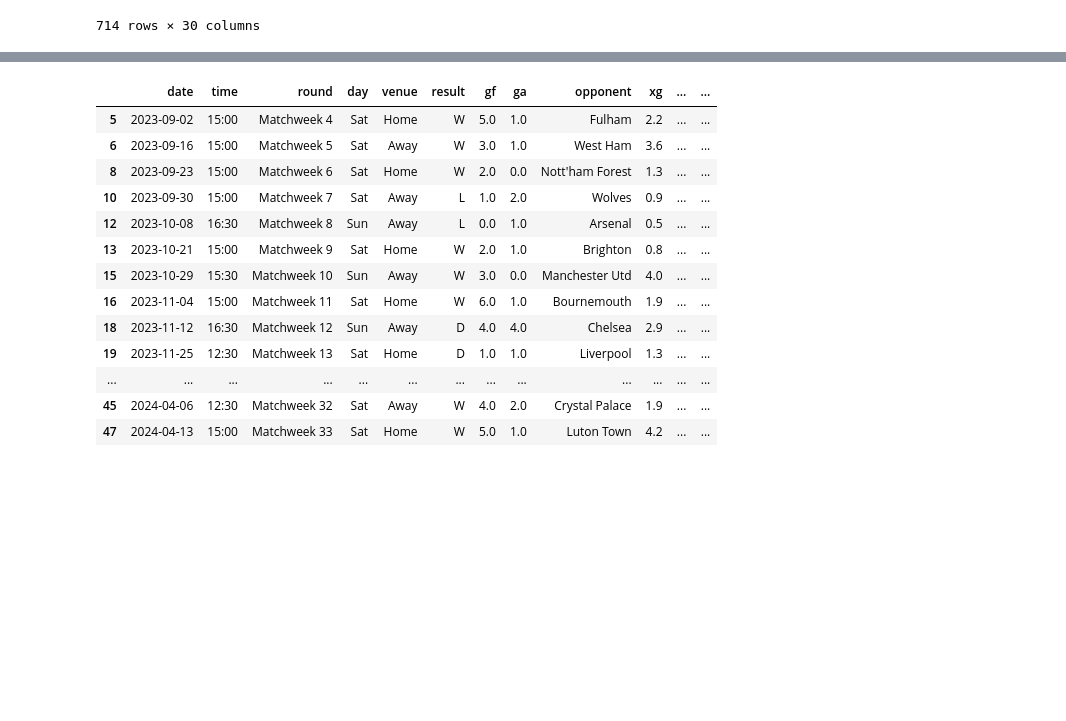
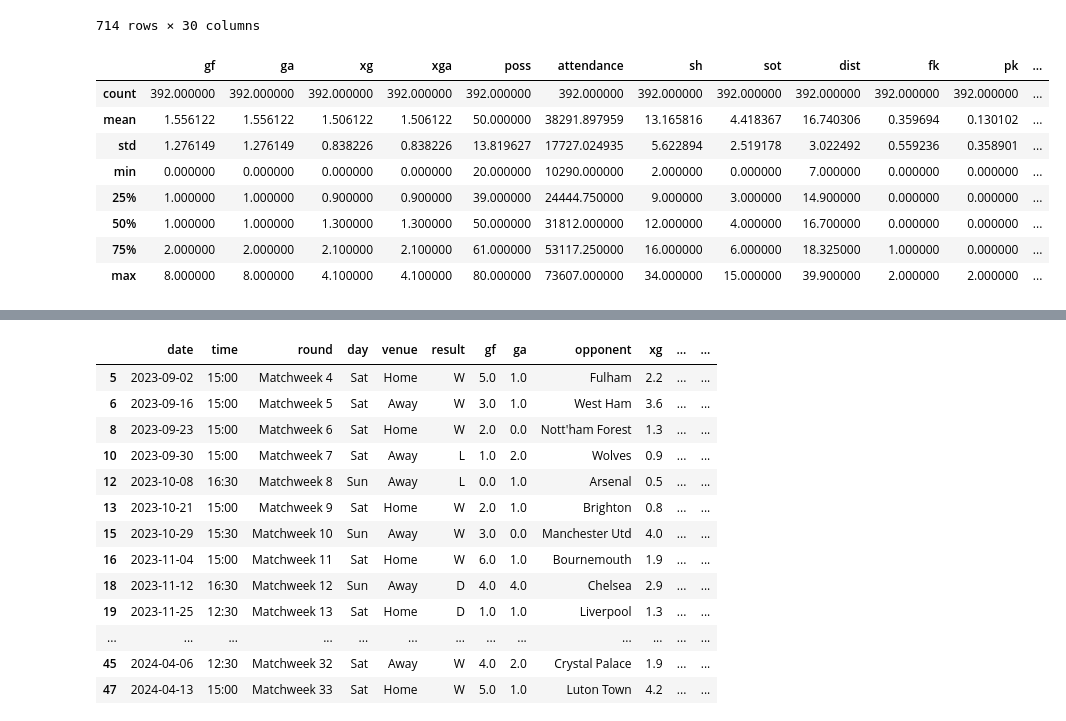
Before and after one commit to emanon19/Football-Prediction, a Jupyter notebook: prediction.ipynb, the cells around one changed output, grey strips where cells are left out. Cells and saved outputs as stored; diff of their text form; code cells hidden in the pictures; blank space fills up the shorter version.

```diff
--- a/prediction.ipynb
+++ b/prediction.ipynb
@@ -158,4 +152,15 @@ rf = RandomForestClassifier(n_estimators=50, min_samples_split=10, random_state=
 # %%
 train = matches[matches["date"] < '2024-01-01']
+train.describe()
+# %% [output]
+|  | gf | ga | xg | xga | poss | attendance | sh | sot | dist | fk | pk | ... |
+| count | 392.000000 | 392.000000 | 392.000000 | 392.000000 | 392.000000 | 392.000000 | 392.000000 | 392.000000 | 392.000000 | 392.000000 | 392.000000 | ... |
+| mean | 1.556122 | 1.556122 | 1.506122 | 1.506122 | 50.000000 | 38291.897959 | 13.165816 | 4.418367 | 16.740306 | 0.359694 | 0.130102 | ... |
+| std | 1.276149 | 1.276149 | 0.838226 | 0.838226 | 13.819627 | 17727.024935 | 5.622894 | 2.519178 | 3.022492 | 0.559236 | 0.358901 | ... |
+| min | 0.000000 | 0.000000 | 0.000000 | 0.000000 | 20.000000 | 10290.000000 | 2.000000 | 0.000000 | 7.000000 | 0.000000 | 0.000000 | ... |
+| 25% | 1.000000 | 1.000000 | 0.900000 | 0.900000 | 39.000000 | 24444.750000 | 9.000000 | 3.000000 | 14.900000 | 0.000000 | 0.000000 | ... |
+| 50% | 1.000000 | 1.000000 | 1.300000 | 1.300000 | 50.000000 | 31812.000000 | 12.000000 | 4.000000 | 16.700000 | 0.000000 | 0.000000 | ... |
+| 75% | 2.000000 | 2.000000 | 2.100000 | 2.100000 | 61.000000 | 53117.250000 | 16.000000 | 6.000000 | 18.325000 | 1.000000 | 0.000000 | ... |
+| max | 8.000000 | 8.000000 | 4.100000 | 4.100000 | 80.000000 | 73607.000000 | 34.000000 | 15.000000 | 39.900000 | 2.000000 | 2.000000 | ... |
 # %%
 test = matches[matches["date"] > '2024-01-01']
```
Also changed, not shown: parts of 11 cells of this notebook, 2 other files.
